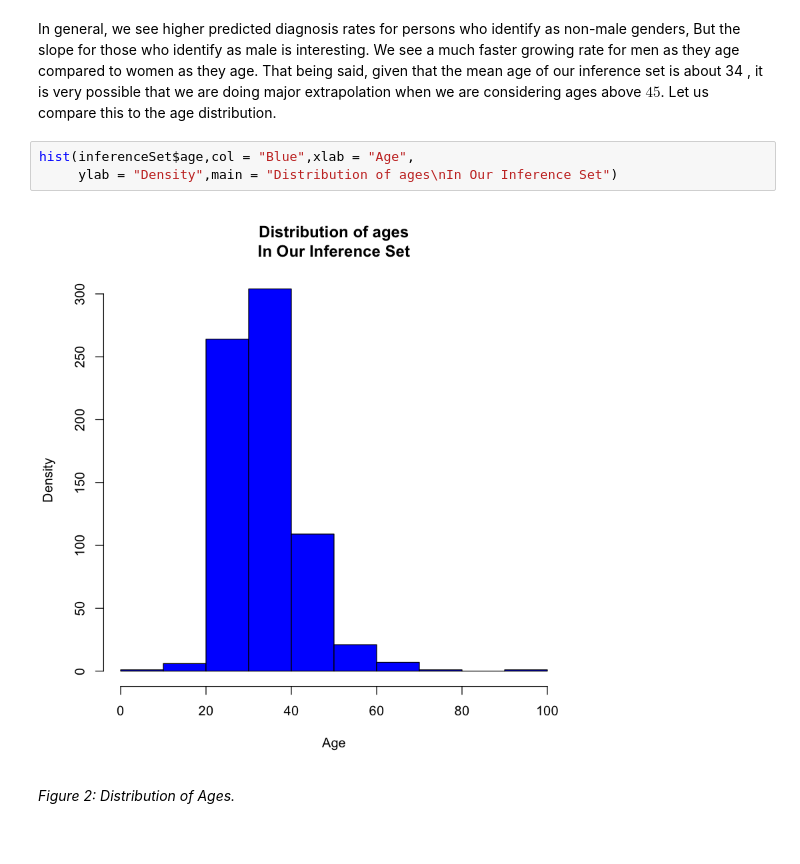
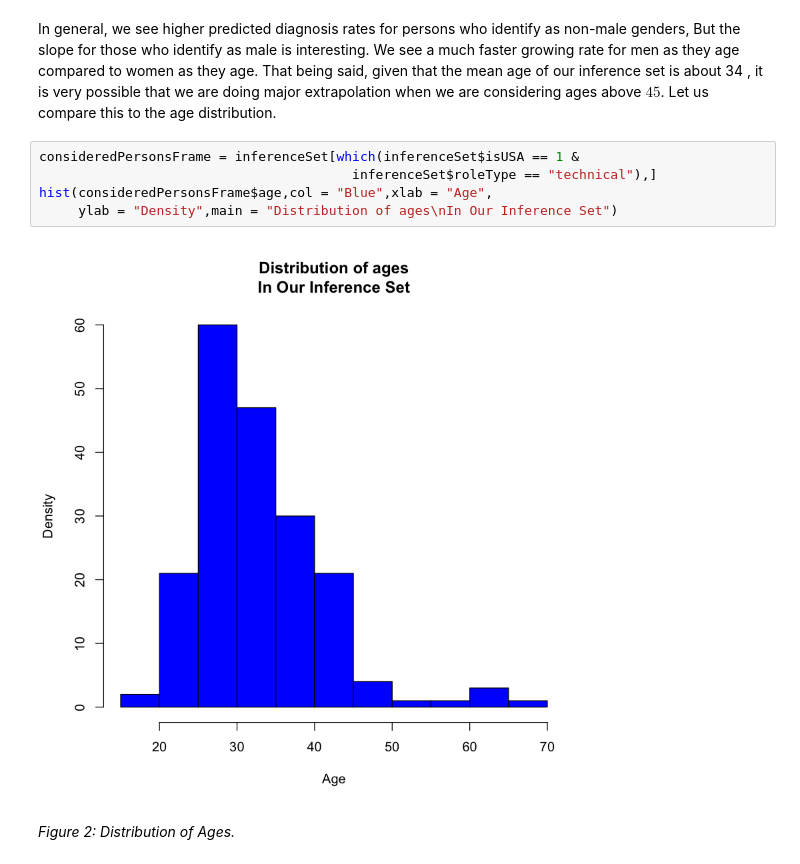
Before and after one commit to PLBMR/mentalHealthDataAnalysis, a Jupyter notebook: osmiMentalHealthInTech/analysis/inference.ipynb, the cells around one changed output. Saved outputs shown, nothing was run; the diff lists cells and outputs as text.

```diff
--- a/osmiMentalHealthInTech/analysis/inference.ipynb
+++ b/osmiMentalHealthInTech/analysis/inference.ipynb
@@ -228,9 +228,11 @@ _Figure 1: Partial Response Graph on Age for those who identify as female (blue)
 # %% [markdown]
 In general, we see higher predicted diagnosis rates for persons who identify as non-male genders, But the slope for those who identify as male is interesting. We see a much faster growing rate for men as they age compared to women as they age. That being said, given that the mean age of our inference set is about 34 , it is very possible that we are doing major extrapolation when we are considering ages above $45$. Let us compare this to the age distribution.
 # %%
-hist(inferenceSet$age,col = "Blue",xlab = "Age",
+consideredPersonsFrame = inferenceSet[which(inferenceSet$isUSA == 1 &
+                                        inferenceSet$roleType == "technical"),]
+hist(consideredPersonsFrame$age,col = "Blue",xlab = "Age",
      ylab = "Density",main = "Distribution of ages\nIn Our Inference Set")
 # %% [output]
-[figure, old version]
+[figure, new version]
 # %% [markdown]
 _Figure 2: Distribution of Ages._
```
Also changed, not shown: parts of 1 cell of this notebook.
